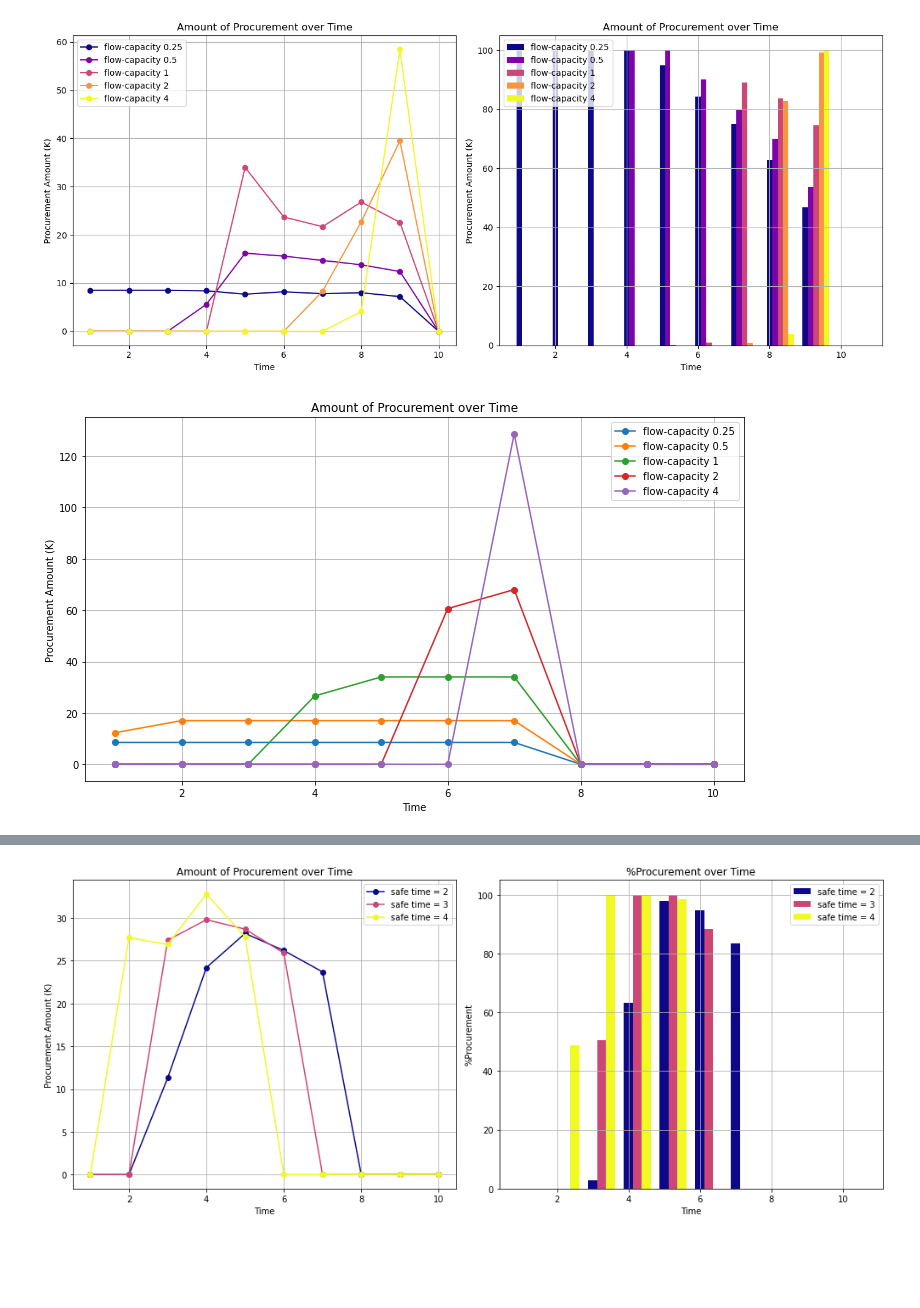
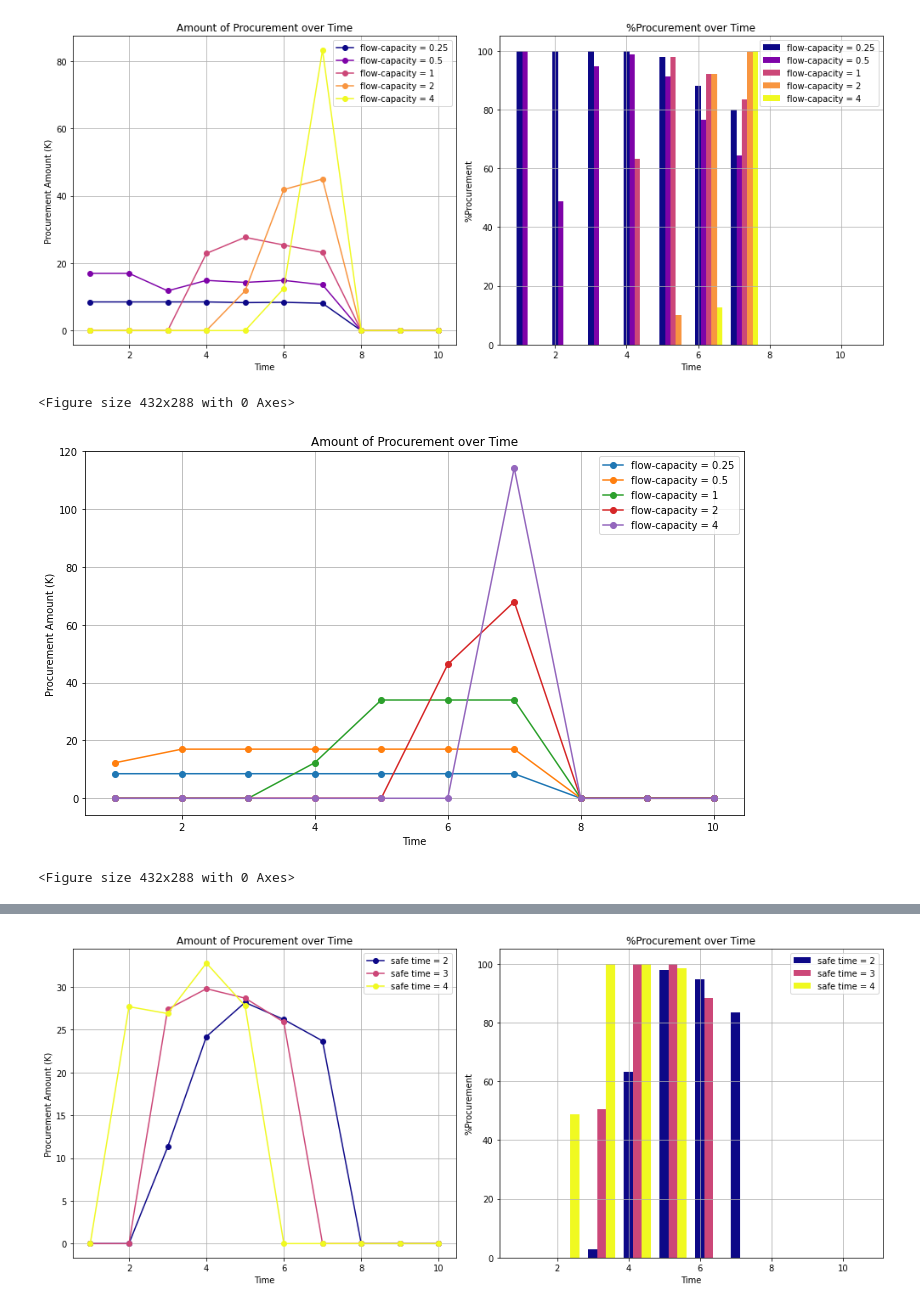
Before and after one commit to songmath-thunderain/msp_models_for_adaptive_disaster_relief_logistics_planning, a Jupyter notebook: Python/output/case-study/table-and-figure/Figure-case-SA-flowcapacity-KPI.ipynb, the cells around one changed output, grey strips where cells are left out. Drawn from its saved outputs; the diff is of its cells as text; code cells hidden in the pictures; blank space fills up the shorter version.

```diff
--- a/Python/output/case-study/table-and-figure/Figure-case-SA-flowcapacity-KPI.ipynb
+++ b/Python/output/case-study/table-and-figure/Figure-case-SA-flowcapacity-KPI.ipynb
@@ -62,18 +62,18 @@ time = np.arange(1, 13)
 
 fval = {
     0.25: [0.0, 2.0, 8.5, 8.5, 8.5, 8.5, 8.5, 8.5, 8.5, 0.0, 0.0, 0.0],
-    0.5: [0.0, 0.0, 1.5, 11.8, 15.7, 16.4, 17.0, 17.0, 17.0, 0.0, 0.0, 0.0],
-    1: [0.0, 0.0, 0.0, 0.0, 0.0, 1.4, 20.7, 31.4, 34.0, 0.0, 0.0, 0.0],
-    2: [0.0, 0.0, 0.0, 0.0, 0.0, 0.0, 0.0, 20.4, 65.2, 0.0, 0.0, 0.0],
-    4: [0.0, 0.0, 0.0, 0.0, 0.0, 0.0, 0.0, 0.0, 84.3, 0.0, 0.0, 0.0]
+    0.5: [0.0, 0.0, 0.6, 8.8, 14.2, 15.9, 17.0, 17.0, 17.0, 0.0, 0.0, 0.0],
+    1: [0.0, 0.0, 0.0, 0.0, 0.0, 1.2, 20.2, 31.3, 33.8, 0.0, 0.0, 0.0],
+    2: [0.0, 0.0, 0.0, 0.0, 0.0, 0.0, 0.0, 18.3, 63.1, 0.0, 0.0, 0.0],
+    4: [0.0, 0.0, 0.0, 0.0, 0.0, 0.0, 0.0, 0.0, 79.1, 0.0, 0.0, 0.0]
 }
 
 percent_go = {
     0.25: [0, 23.6, 76.4, 0.0, 0.0, 0.0, 0.0, 0.0, 0.0, 0.0, 0.0, 0.0],
-    0.5: [0, 28.1, 42.8, 28.4, 0.7, 0.0, 0.0, 0.0, 0.0, 0.0, 0.0, 0.0],
-    1: [0, 2.5, 19.1, 8.5, 27.8, 14.5, 18.3, 8.8, 0.5, 0.0, 0.0, 0.0],
-    2: [0, 2.5, 11.4, 6.0, 8.3, 11.3, 19.9, 35.2, 5.4, 0.0, 0.0, 0.0],
-    4: [0, 0.0, 0.0, 0.0, 1.3, 15.7, 2.8, 19.2, 61.0, 0.0, 0.0, 0.0]
+    0.5: [0, 2.5, 59.5, 28.0, 10.0, 0.0, 0.0, 0.0, 0.0, 0.0, 0.0, 0.0],
+    1: [0, 2.5, 19.1, 6.0, 28.6, 9.9, 23.5, 9.9, 0.5, 0.0, 0.0, 0.0],
+    2: [0, 2.5, 0.0, 8.8, 9.2, 14.5, 12.4, 41.4, 11.2, 0.0, 0.0, 0.0],
+    4: [0, 0.0, 0.0, 0.0, 1.3, 11.3, 2.8, 38.2, 46.4, 0.0, 0.0, 0.0]
 }
 
 # Colormap
@@ -84,7 +84,7 @@ colors = [cmap(i / (len(flow_capacity) - 1)) for i in range(len(flow_capacity))]
 plt.figure(figsize=(14, 6))
 plt.subplot(1, 2, 1)
 for i, fc in enumerate(flow_capacity):
-    plt.plot(time, fval[fc], marker='o', color=colors[i], label=f'flow-capacity {fc}')
+    plt.plot(time, fval[fc], marker='o', color=colors[i], label=f'flow-capacity = {fc}')
 plt.xlabel('Time')
 plt.ylabel('Procurement Amount (K)')
 plt.title('Amount of Procurement over Time')
@@ -95,7 +95,7 @@ plt.grid(True)
 plt.subplot(1, 2, 2)
 bar_width = 0.15
 for i, fc in enumerate(flow_capacity):
-    plt.bar(time + i * bar_width, percent_go[fc], bar_width, color=colors[i], label=f'flow-capacity {fc}')
+    plt.bar(time + i * bar_width, percent_go[fc], bar_width, color=colors[i], label=f'flow-capacity = {fc}')
 plt.xlabel('Time')
 plt.ylabel('%Go')
 plt.title('%Go over Time')
@@ -165,51 +167,53 @@ flow_capacity = [0.25, 0.5, 1, 2, 4]
 time = np.arange(1, 11)
 
 percent_go = {
-    0.25: [100.0, 100.0, 100.0, 100.0, 95.0, 84.4, 75.0, 62.7, 46.8, 0.0],
-    0.5: [0.0, 0.0, 0.0, 100.0, 100.0, 90.2, 79.8, 70.0, 53.7, 0.0],
-    1: [0.0, 0.0, 0.0, 0.0, 0.1, 1.0, 89.2, 83.8, 74.6, 0.0],
-    2: [0.0, 0.0, 0.0, 0.0, 0.0, 0.0, 0.7, 82.9, 99.3, 0.0],
-    4: [0.0, 0.0, 0.0, 0.0, 0.0, 0.0, 0.0, 3.9, 100.0, 0.0]
+    0.25: [100.0, 100.0, 100.0, 100.0, 98.0, 88.2, 79.9, 0.0, 0.0, 0.0],
+    0.5: [100.0, 48.9, 94.8, 98.8, 91.3, 76.5, 64.3, 0.0, 0.0, 0.0],
+    1: [0.0, 0.0, 0.0, 63.3, 98.0, 92.2, 83.5, 0.0, 0.0, 0.0],
+    2: [0.0, 0.0, 0.0, 0.0, 10.0, 92.1, 99.6, 0.0, 0.0, 0.0],
+    4: [0.0, 0.0, 0.0, 0.0, 0.0, 12.7, 100.0, 0.0, 0.0, 0.0]
 }
 
 fval = {
-    0.25: [8.5, 8.5, 8.5, 8.4, 7.7, 8.2, 7.8, 8.0, 7.2, 0.0],
-    0.5: [0.0, 0.0, 0.0, 5.6, 16.2, 15.6, 14.7, 13.8, 12.4, 0.0],
-    1: [0.0, 0.0, 0.0, 0.0, 34.0, 23.7, 21.7, 26.8, 22.6, 0.0],
-    2: [0.0, 0.0, 0.0, 0.0, 0.0, 0.0, 8.3, 22.7, 39.5, 0.0],
-    4: [0.0, 0.0, 0.0, 0.0, 0.0, 0.0, 0.0, 4.1, 58.4, 0.0]
+    0.25: [8.5, 8.5, 8.5, 8.5, 8.3, 8.4, 8.1, 0.0, 0.0, 0.0],
+    0.5: [17.0, 17.0, 11.8, 14.9, 14.3, 14.9, 13.6, 0.0, 0.0, 0.0],
+    1: [0.0, 0.0, 0.0, 22.9, 27.7, 25.4, 23.2, 0.0, 0.0, 0.0],
+    2: [0.0, 0.0, 0.0, 0.0, 11.8, 41.9, 45.0, 0.0, 0.0, 0.0],
+    4: [0.0, 0.0, 0.0, 0.0, 0.0, 12.5, 83.3, 0.0, 0.0, 0.0]
 }
 
 # Colormap
 cmap = cm.get_cmap('plasma', len(flow_capacity))
 colors = [cmap(i / (len(flow_capacity) - 1)) for i in range(len(flow_capacity))]
 
 # Plot fval
 plt.figure(figsize=(14, 6))
 plt.subplot(1, 2, 1)
 for i, fc in enumerate(flow_capacity):
-    plt.plot(time, fval[fc], marker='o', color=colors[i], label=f'flow-capacity {fc}')
+    plt.plot(time, fval[fc], marker='o', color=colors[i], label=f'flow-capacity = {fc}')
 plt.xlabel('Time')
 plt.ylabel('Procurement Amount (K)')
 plt.title('Amount of Procurement over Time')
 plt.legend()
 plt.grid(True)
 
 # Plot percent_go
 plt.subplot(1, 2, 2)
 bar_width = 0.15
 for i, fc in enumerate(flow_capacity):
-    plt.bar(time + i * bar_width, percent_go[fc], bar_width, color=colors[i], label=f'flow-capacity {fc}')
+    plt.bar(time + i * bar_width, percent_go[fc], bar_width, color=colors[i], label=f'flow-capacity = {fc}')
 plt.xlabel('Time')
-plt.ylabel('Procurement Amount (K)')
-plt.title('Amount of Procurement over Time')
+plt.ylabel('%Procurement')
+plt.title('%Procurement over Time')
 plt.legend()
 plt.grid(True)
 
 plt.tight_layout()
 plt.show()
+plt.savefig('FA-flow_capacity-KPI-1.png');
 # %% [output]
-[figure, old version]
+[figure, new version]
+<Figure size 432x288 with 0 Axes>
 # %%
 # Data
 flow_capacity = [0.25, 0.5, 1, 2, 4]
@@ -218,15 +222,15 @@ time = np.arange(1, 11)  # Time range adjusted based on the number of data point
 fval = {
     0.25: [8.5, 8.5, 8.5, 8.5, 8.5, 8.5, 8.5, 0.0, 0.0, 0.0],
     0.5: [12.3, 17.0, 17.0, 17.0, 17.0, 17.0, 17.0, 0.0, 0.0, 0.0],
-    1: [0.0, 0.0, 0.0, 26.6, 34.0, 34.0, 34.0, 0.0, 0.0, 0.0],
-    2: [0.0, 0.0, 0.0, 0.0, 0.0, 60.6, 68.0, 0.0, 0.0, 0.0],
-    4: [0.0, 0.0, 0.0, 0.0, 0.0, 0.0, 128.6, 0.0, 0.0, 0.0]
+    1: [0.0, 0.0, 0.0, 12.3, 34.0, 34.0, 34.0, 0.0, 0.0, 0.0],
+    2: [0.0, 0.0, 0.0, 0.0, 0.0, 46.3, 68.0, 0.0, 0.0, 0.0],
+    4: [0.0, 0.0, 0.0, 0.0, 0.0, 0.0, 114.3, 0.0, 0.0, 0.0]
 }
 
 # Plot fval
 plt.figure(figsize=(10, 6))
 for fc in flow_capacity:
-    plt.plot(time, fval[fc], marker='o', label=f'flow-capacity {fc}')
+    plt.plot(time, fval[fc], marker='o', label=f'flow-capacity = {fc}')
 
 plt.xlabel('Time')
 plt.ylabel('Procurement Amount (K)')
@@ -236,8 +240,10 @@ plt.grid(True)
 
 plt.tight_layout()
 plt.show()
+plt.savefig('s-2SSP-flow_capacity-KPI-1.png');
 # %% [output]
-[figure, old version]
+[figure, new version]
+<Figure size 432x288 with 0 Axes>
 # %%
 # Data
 flow_capacity = [0.25, 0.5, 1, 2, 4]
```
Also changed, not shown: parts of 4 cells of this notebook, 23 other files.
